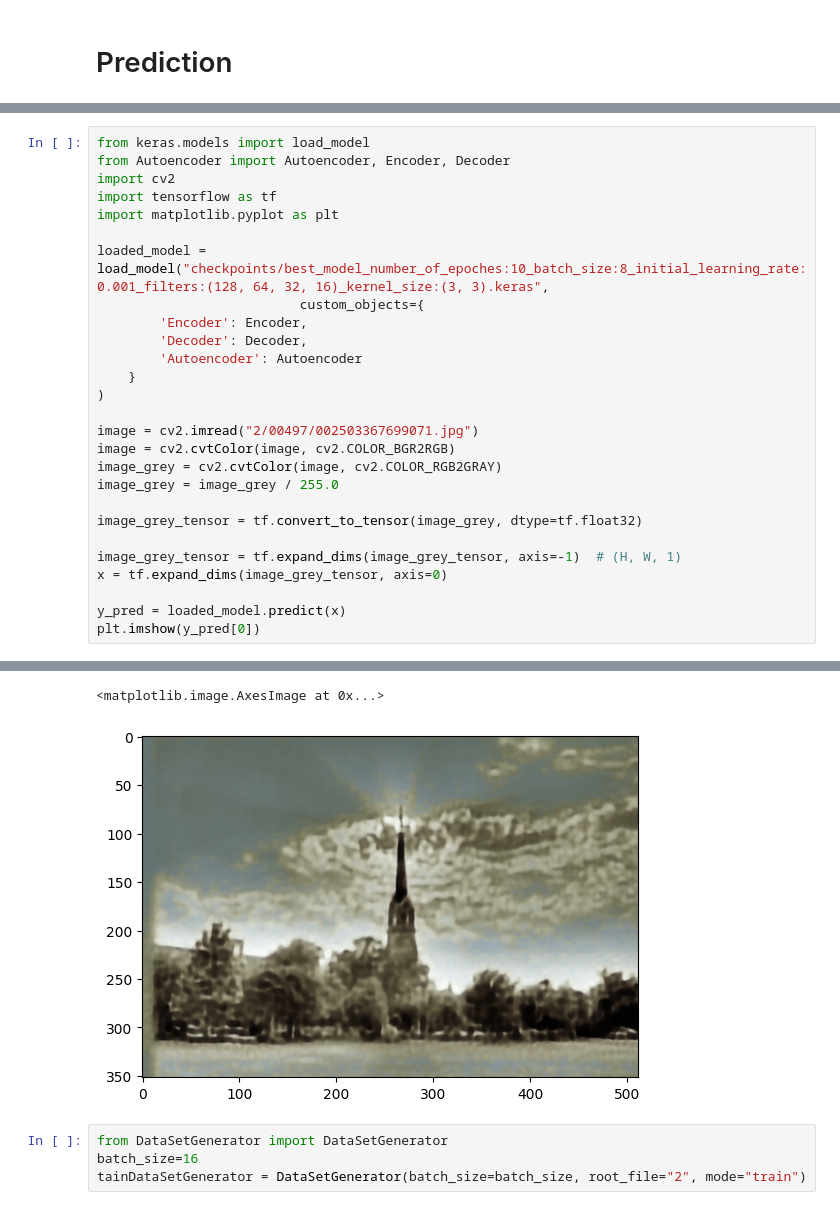
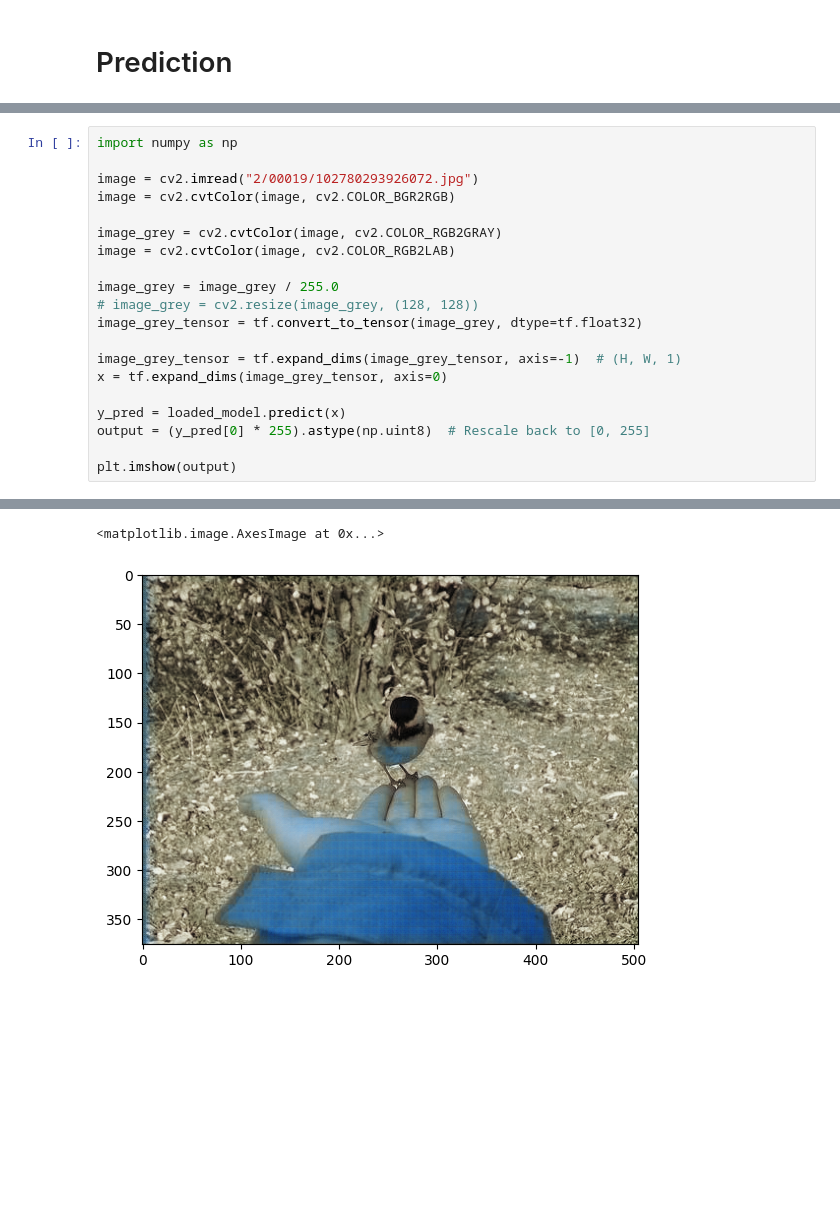
Before and after one commit to IgorCzudy/color_images, a Jupyter notebook: color.ipynb, the cells around one changed output, grey strips where cells are left out. Saved outputs shown, nothing was run; the diff lists cells and outputs as text; blank space fills up the shorter version.

```diff
--- a/color.ipynb
+++ b/color.ipynb
@@ -309,28 +390,21 @@ Epoch 30/30
 # %%
-from keras.models import load_model
-from Autoencoder import Autoencoder, Encoder, Decoder
-import cv2
-import tensorflow as tf
-import matplotlib.pyplot as plt
+import numpy as np
 
-loaded_model = load_model("checkpoints/best_model_number_of_epoches:10_batch_size:8_initial_learning_rate:0.001_filters:(128, 64, 32, 16)_kernel_size:(3, 3).keras",
-                          custom_objects={
-        'Encoder': Encoder,
-        'Decoder': Decoder,
-        'Autoencoder': Autoencoder
-    }
-)
+image = cv2.imread("2/00019/102780293926072.jpg")
+image = cv2.cvtColor(image, cv2.COLOR_BGR2RGB)
 
-image = cv2.imread("2/00497/002503367699071.jpg")
-image = cv2.cvtColor(image, cv2.COLOR_BGR2RGB)
 image_grey = cv2.cvtColor(image, cv2.COLOR_RGB2GRAY)
+image = cv2.cvtColor(image, cv2.COLOR_RGB2LAB)
+
 image_grey = image_grey / 255.0
-
+# image_grey = cv2.resize(image_grey, (128, 128))
 image_grey_tensor = tf.convert_to_tensor(image_grey, dtype=tf.float32)
 
 image_grey_tensor = tf.expand_dims(image_grey_tensor, axis=-1)  # (H, W, 1)
 x = tf.expand_dims(image_grey_tensor, axis=0)
 
 y_pred = loaded_model.predict(x)
-plt.imshow(y_pred[0])
+output = (y_pred[0] * 255).astype(np.uint8)  # Rescale back to [0, 255]
+
+plt.imshow(output)
 # %% [output]
@@ -338,6 +412,2 @@ plt.imshow(y_pred[0])
 <matplotlib.image.AxesImage at 0x...>
-[figure, old version]
+[figure, new version]
-# %%
-from DataSetGenerator import DataSetGenerator
-batch_size=16
-tainDataSetGenerator = DataSetGenerator(batch_size=batch_size, root_file="2", mode="train")
```
Also changed, not shown: parts of 20 cells of this notebook, 4 other files.
